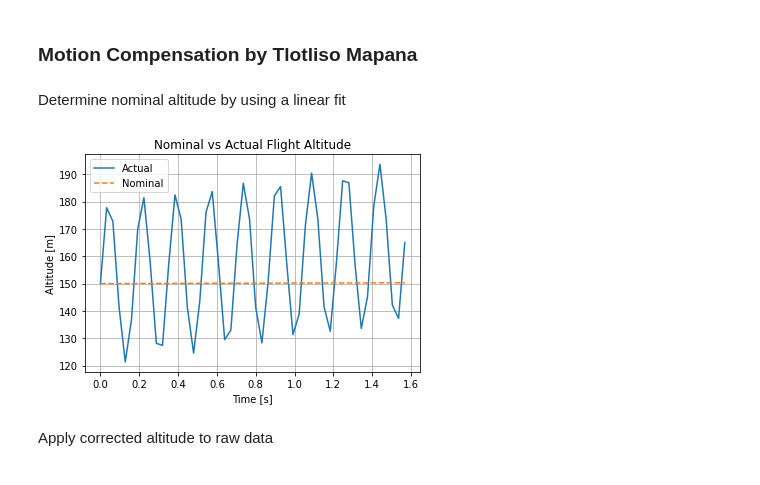
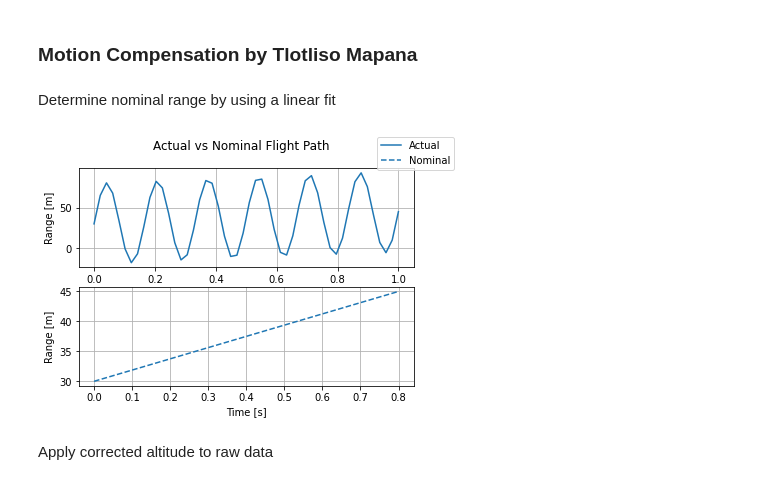
Before and after one commit to tmapana/FERS_tutorials, a Jupyter notebook: tutorial_notebook.ipynb, the cells around one changed output. Cells and saved outputs as stored; diff of their text form; code cells hidden in the pictures.

```diff
--- a/tutorial_notebook.ipynb
+++ b/tutorial_notebook.ipynb
@@ -61,19 +61,20 @@ class Target:
 Now, set parameters about the radar platform.
 # %%
 velocity = 30
-height = 150
+height = 1
 n_seconds = 1
 
 distance = n_seconds * velocity
 
 #TODO: add real motion to data
 x = np.linspace(0, 30)
-h = height + 0.5*x + 30*np.sin(30*np.pi*x) # 30m sinusoidal deviation in height
+d = distance + 0.5*x + 50*np.sin(1000*np.pi*x) # 30m sinusoidal deviation in range
+#print(d)
 
 waypoints = np.array([
     [0, 0],
-    [0, distance],
-    [height, h],
+    [distance, d],
+    [height, height],
     [0, n_seconds]
 ])
 # %% [markdown]
@@ -304,24 +326,26 @@ Text(0.5, 0, 'Range (m)')
 # %% [markdown]
 ### Motion Compensation by Tlotliso Mapana
 # %% [markdown]
-Determine nominal altitude by using a linear fit
+Determine nominal range by using a linear fit
 # %%
-linear_fit = np.polyfit(np.array([t_bb[0], t_bb[-1]]), np.array([h[0], h[-1]]), deg=1)
-nominal_h = np.poly1d(linear_fit) # the nominal path the plane should have
-nominal_h = nominal_h(t_bb)
-nominal_h = np.transpose(nominal_h)
+linear_fit = np.polyfit(np.array([t_bb[0], t_bb[-1]]), np.array([d[0], d[-1]]), deg=1)
+nominal_range = np.poly1d(linear_fit) # the nominal path the plane should have
+nominal_range = nominal_range(t_bb)
+nominal_range = np.transpose(nominal_range)
 #print(nominal_h)
 
-t = t_bb[:h.shape[0]]
-plt.figure()
-plt.plot(t*1e5, h, '-', label='Actual')
-plt.plot(t*1e5, nominal_h[:h.shape[0]], '--', label='Nominal')
-plt.xlabel('Time [s]')
-plt.ylabel('Altitude [m]')
-plt.title('Nominal vs Actual Flight Altitude')
-plt.legend()
-plt.grid()
+t = np.linspace(0,1)
+fig, (ax1, ax2) = plt.subplots(2)
+ax1.plot(t, d, '-', label='Actual')
+ax1.set(ylabel='Range [m]')
+ax1.grid()
+
+ax2.plot(t_bb*1e3, nominal_range, '--', label='Nominal')
+ax2.set(xlabel='Time [s]', ylabel='Range [m]')
+fig.suptitle('Actual vs Nominal Flight Path')
+fig.legend()
+ax2.grid()
 # %% [output]
-[figure, old version]
+[figure, new version]
 # %% [markdown]
 Apply corrected altitude to raw data
```
Also changed, not shown: parts of 10 cells of this notebook.
